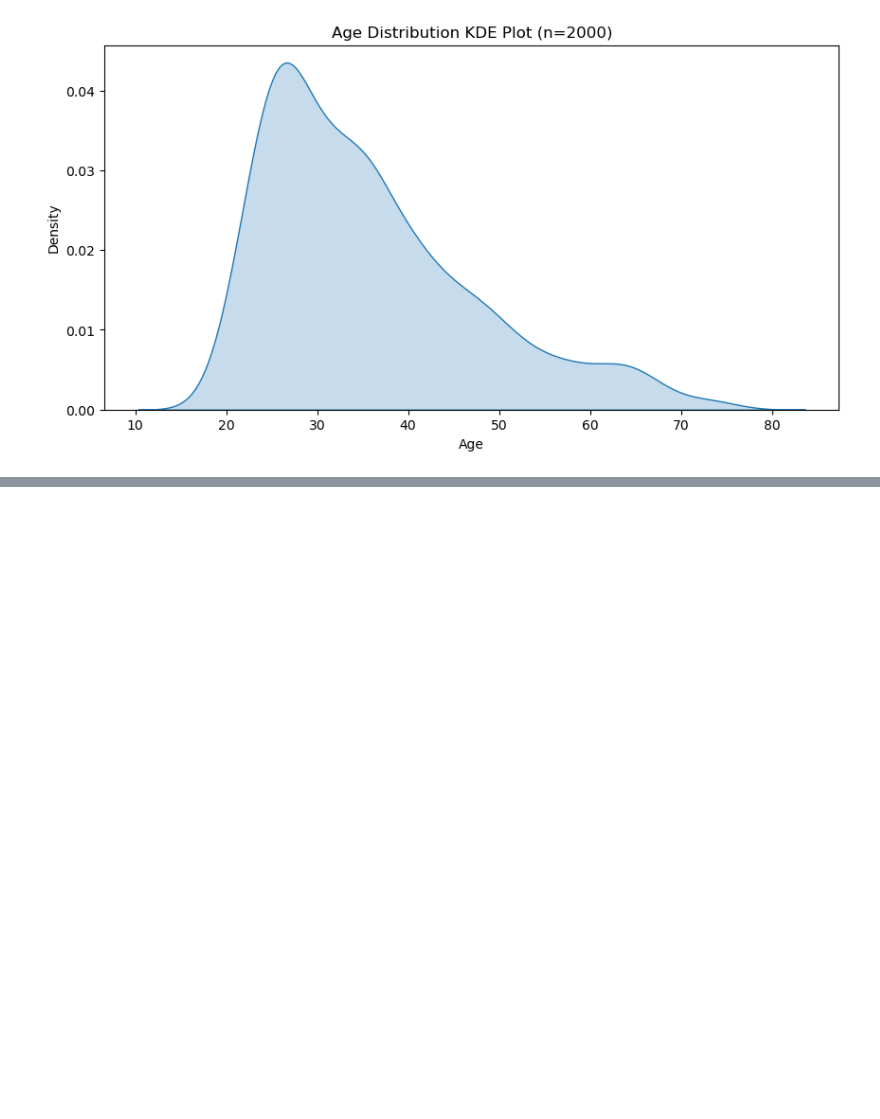
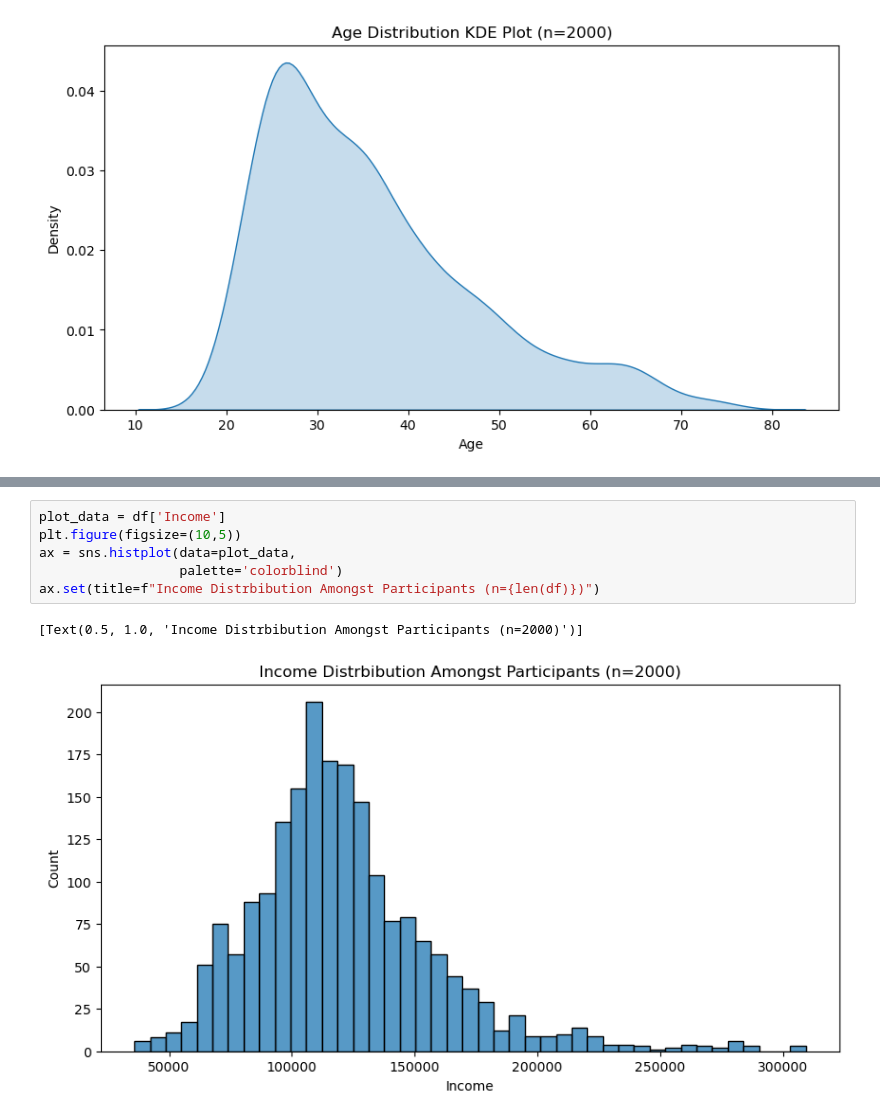
Before and after one commit to jackgedge/kaggle-projects, a Jupyter notebook: notebooks/socio_factors_income.ipynb, the cells around one changed output, grey strips where cells are left out. Drawn from its saved outputs; the diff is of its cells as text; blank space fills up the shorter version.

```diff
--- a/notebooks/socio_factors_income.ipynb
+++ b/notebooks/socio_factors_income.ipynb
@@ -150,0 +218,9 @@ ax.set(title=f"Age Distribution KDE Plot (n={len(df)})")
+# %%
+plot_data = df['Income']
+plt.figure(figsize=(10,5))
+ax = sns.histplot(data=plot_data,
+                  palette='colorblind')
+ax.set(title=f"Income Distrbibution Amongst Participants (n={len(df)})")
+# %% [output]
+[Text(0.5, 1.0, 'Income Distrbibution Amongst Participants (n=2000)')]
+[figure, added]
```
Also changed, not shown: parts of 14 cells of this notebook.
